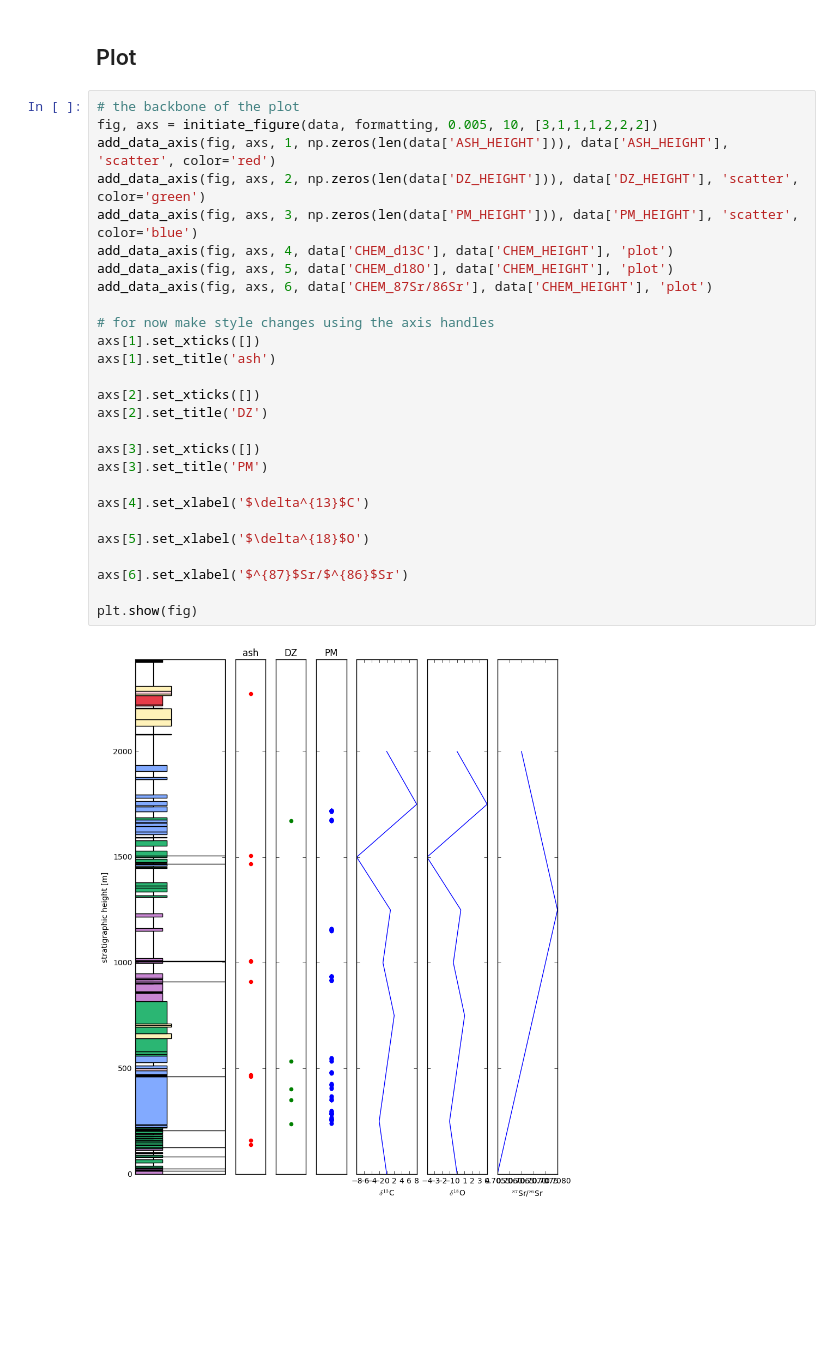
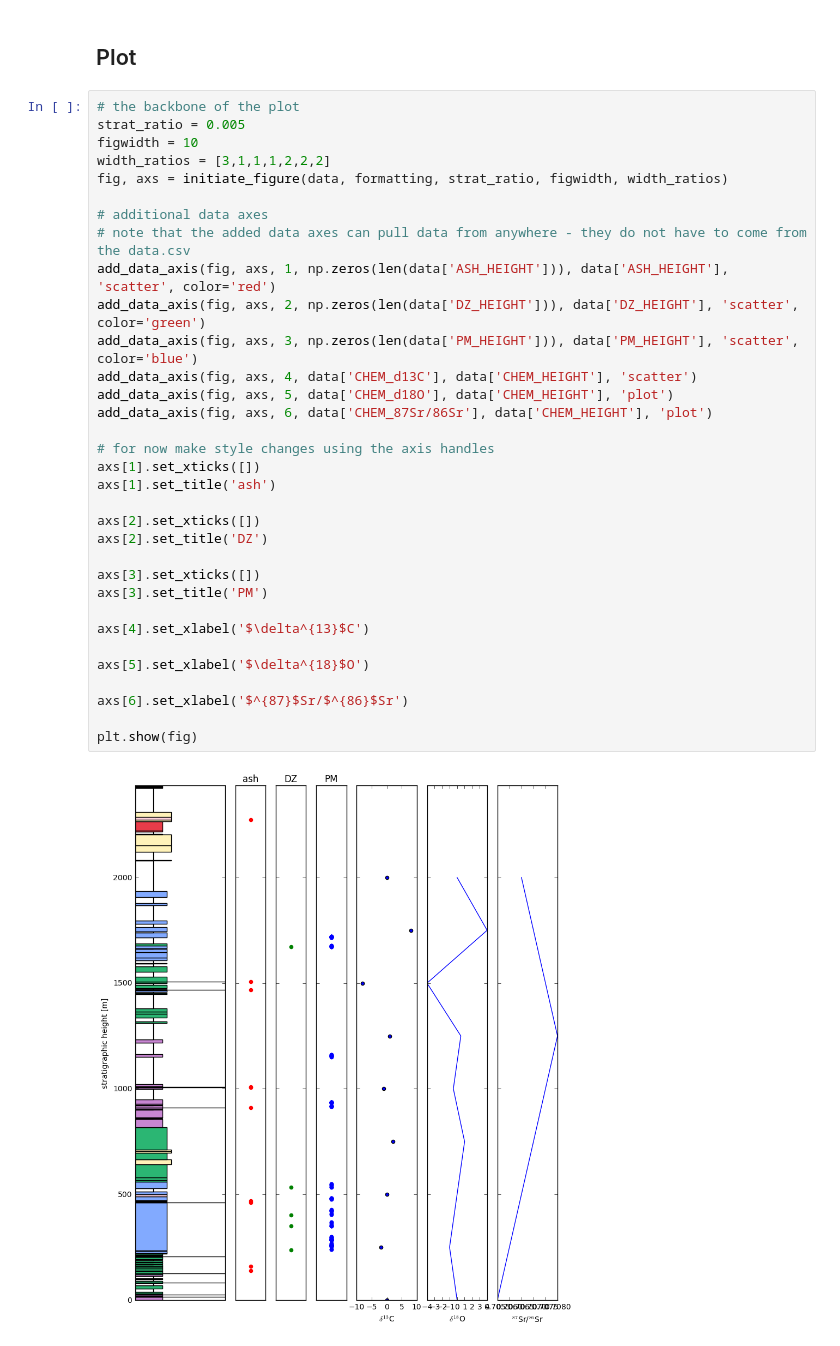
Before and after one commit to yuempark/pystrat, a Jupyter notebook: pyStrat_draft.ipynb, the cells around one changed output. Saved outputs shown, nothing was run; the diff lists cells and outputs as text; blank space fills up the shorter version.

```diff
--- a/pyStrat_draft.ipynb
+++ b/pyStrat_draft.ipynb
@@ -35,30 +40,36 @@ Colour and width check passed.
 ## Plot
 # %%
 # the backbone of the plot
-fig, axs = initiate_figure(data, formatting, 0.005, 10, [3,1,1,1,2,2,2])
+strat_ratio = 0.005
+figwidth = 10
+width_ratios = [3,1,1,1,2,2,2]
+fig, axs = initiate_figure(data, formatting, strat_ratio, figwidth, width_ratios)
+
+# additional data axes
+# note that the added data axes can pull data from anywhere - they do not have to come from the data.csv
 add_data_axis(fig, axs, 1, np.zeros(len(data['ASH_HEIGHT'])), data['ASH_HEIGHT'], 'scatter', color='red')
 add_data_axis(fig, axs, 2, np.zeros(len(data['DZ_HEIGHT'])), data['DZ_HEIGHT'], 'scatter', color='green')
 add_data_axis(fig, axs, 3, np.zeros(len(data['PM_HEIGHT'])), data['PM_HEIGHT'], 'scatter', color='blue')
-add_data_axis(fig, axs, 4, data['CHEM_d13C'], data['CHEM_HEIGHT'], 'plot')
+add_data_axis(fig, axs, 4, data['CHEM_d13C'], data['CHEM_HEIGHT'], 'scatter')
 add_data_axis(fig, axs, 5, data['CHEM_d18O'], data['CHEM_HEIGHT'], 'plot')
 add_data_axis(fig, axs, 6, data['CHEM_87Sr/86Sr'], data['CHEM_HEIGHT'], 'plot')
 
 # for now make style changes using the axis handles
 axs[1].set_xticks([])
 axs[1].set_title('ash')
 
 axs[2].set_xticks([])
 axs[2].set_title('DZ')
 
 axs[3].set_xticks([])
 axs[3].set_title('PM')
 
 axs[4].set_xlabel('$\delta^{13}$C')
 
 axs[5].set_xlabel('$\delta^{18}$O')
 
 axs[6].set_xlabel('$^{87}$Sr/$^{86}$Sr')
 
 plt.show(fig)
 # %% [output]
-[figure, old version]
+[figure, new version]
```
Also changed, not shown: parts of 3 cells of this notebook, 2 other files.
